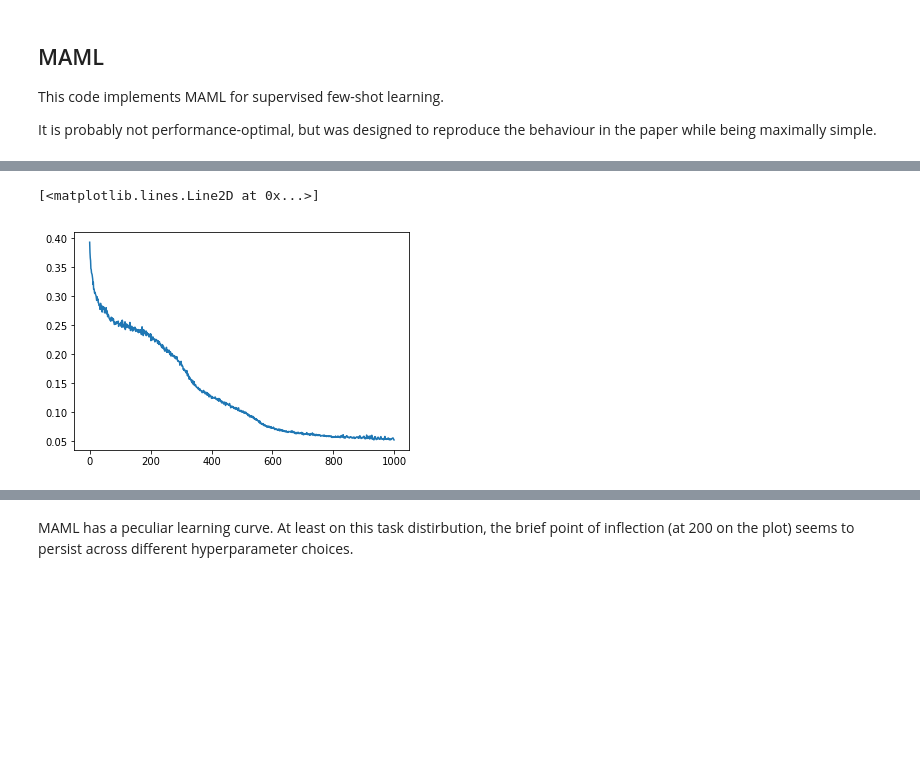
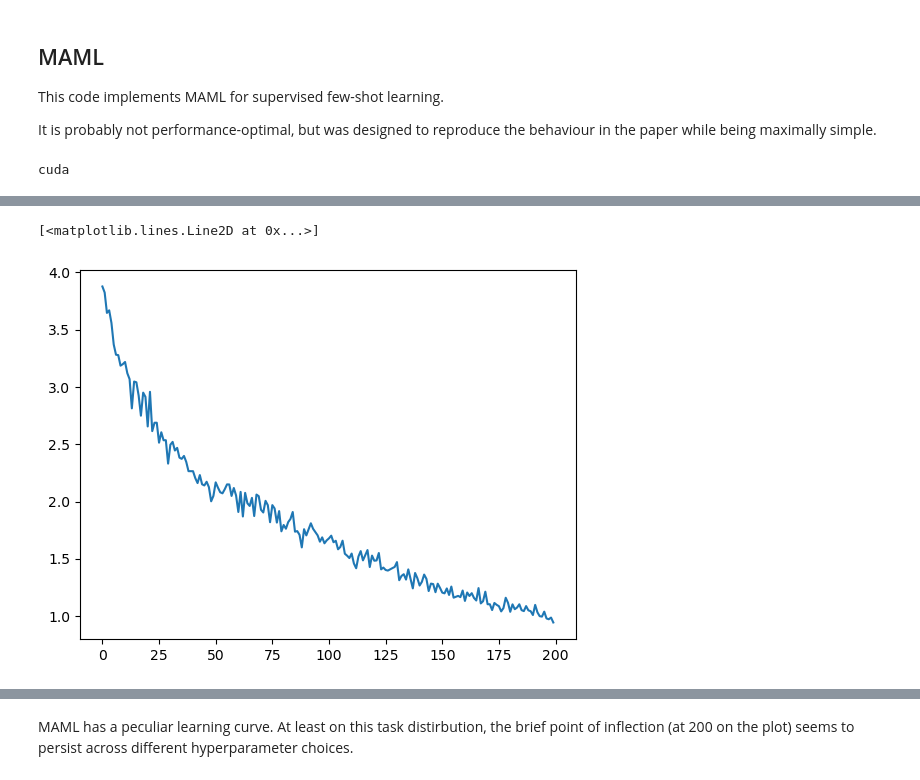
Before and after one commit to wer010/mosr, a Jupyter notebook: MAML_Sines.ipynb, the cells around one changed output, grey strips where cells are left out. Drawn from its saved outputs; the diff is of its cells as text; code cells hidden in the pictures; blank space fills up the shorter version.

```diff
--- a/MAML_Sines.ipynb
+++ b/MAML_Sines.ipynb
@@ -103,6 +83,6 @@ It is probably not performance-optimal, but was designed to reproduce the behavi
 # %%
 class MAML():
-    def __init__(self, model, tasks, inner_lr, meta_lr, K=10, inner_steps=1, tasks_per_meta_batch=1000):
+    def __init__(self, model, tasks, inner_lr, meta_lr, K=10, inner_steps=1, tasks_per_meta_batch=100):
 
         # important objects
         self.tasks = tasks
@@ -123,35 +103,36 @@ class MAML():
         self.print_every = 500
         self.meta_losses = []
 
-    def inner_loop(self, task):
+    def inner_loop(self):
         # reset inner model to current maml weights
         temp_weights = [w.clone() for w in self.weights]
 
         # perform training on data sampled from task
-        X, y = task.sample_data(self.K)
+        X, y = self.tasks.sample_data(self.K)
+
         for step in range(self.inner_steps):
-            loss = self.criterion(self.model.parameterised(X, temp_weights), y) / self.K
+            loss = self.criterion(self.model.parameterised(X, temp_weights), y)
 
             # compute grad and update inner loop weights
             grad = torch.autograd.grad(loss, temp_weights)
             temp_weights = [w - self.inner_lr * g for w, g in zip(temp_weights, grad)]
 
         # sample new data for meta-update and compute loss
-        X, y = task.sample_data(self.K)
-        loss = self.criterion(self.model.parameterised(X, temp_weights), y) / self.K
+        X, y = self.tasks.sample_data(self.K)
+        loss = self.criterion(self.model.parameterised(X, temp_weights), y)
 
         return loss
 
     def main_loop(self, num_iterations):
         epoch_loss = 0
 
-        for iteration in range(1, num_iterations+1):
+        for iteration in tqdm(range(1, num_iterations+1)):
 
             # compute meta loss
             meta_loss = 0
             for i in range(self.tasks_per_meta_batch):
-                task = self.tasks.sample_task()
-                meta_loss += self.inner_loop(task)
+                self.tasks.sample_task()
+                meta_loss += self.inner_loop()
 
             # compute meta gradient of loss with respect to maml weights
             meta_grads = torch.autograd.grad(meta_loss, self.weights)
@@ -295,6 +219,15 @@ def metatrain(
 # %%
-tasks = Sine_Task_Distribution(0.1, 5, 0, np.pi, -5, 5)
-maml = MAML(MAMLModel(), tasks, inner_lr=0.01, meta_lr=0.001)
+device = 'cuda' if torch.cuda.is_available() else 'cpu'
+print(device)
+tasks = Sine_Tasks(0.1, 5, 0, torch.pi, -5, 5, device = device)
+model = MAMLModel().to(device)
+maml = MAML(model, tasks, inner_lr=0.01, meta_lr=0.001)
+
+model_higher = MAMLModel().to(device)
+maml_higher = MAML_with_higher(model_higher, tasks, inner_lr=0.01, meta_lr=0.001)
+# %% [output]
+cuda
 # %%
-maml.main_loop(num_iterations=10000)
+maml.main_loop(num_iterations=1000)
+plt.plot(maml.meta_losses)
 # %% [output]
@@ -303,5 +236,2 @@ KeyboardInterrupt:
+[<matplotlib.lines.Line2D at 0x...>]
+[figure, added]
-# %%
-plt.plot(maml.meta_losses)
-# %% [output]
-[<matplotlib.lines.Line2D at 0x...>]
-[figure, removed]
```
Also changed, not shown: parts of 21 cells of this notebook, 3 other files.
